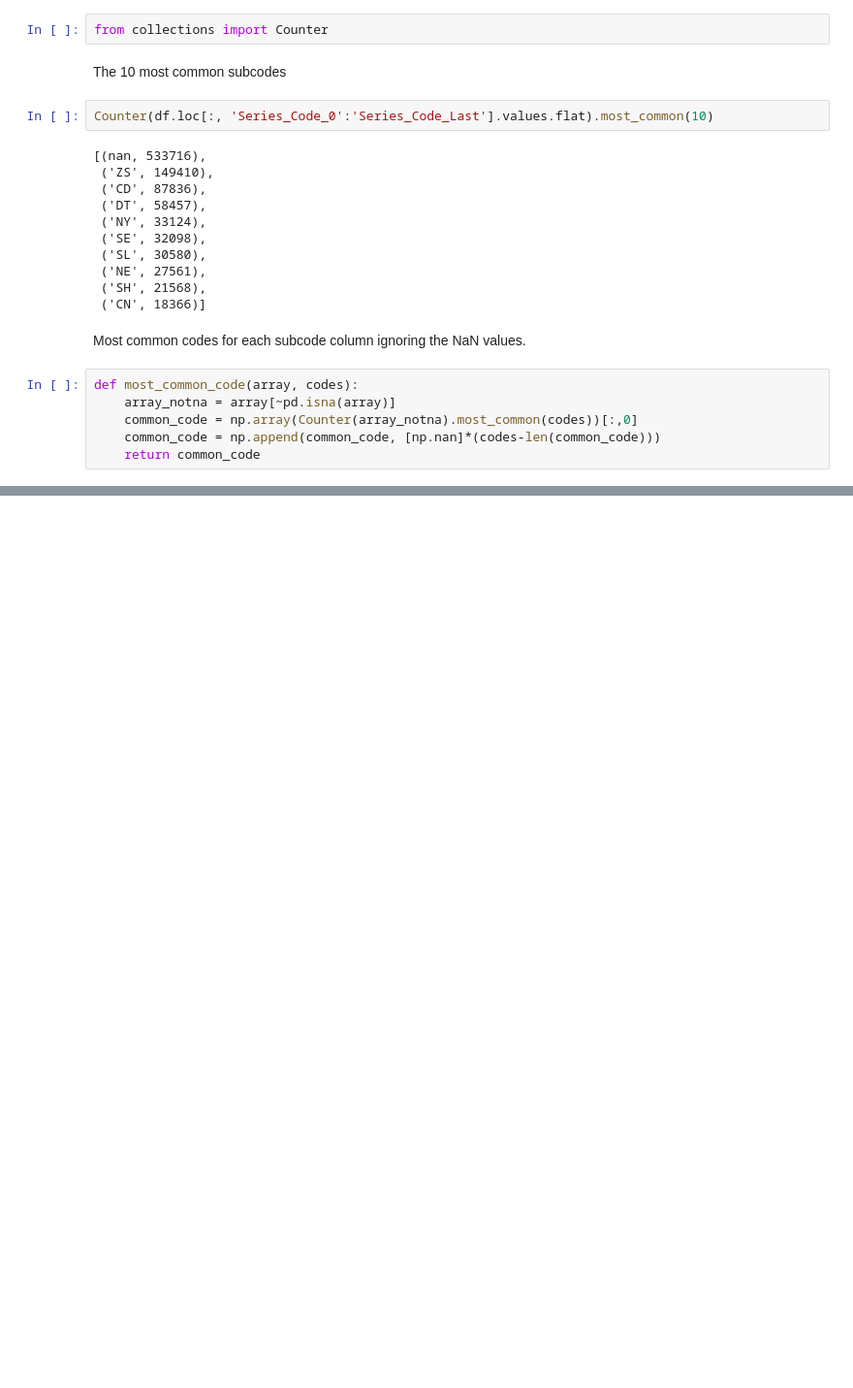
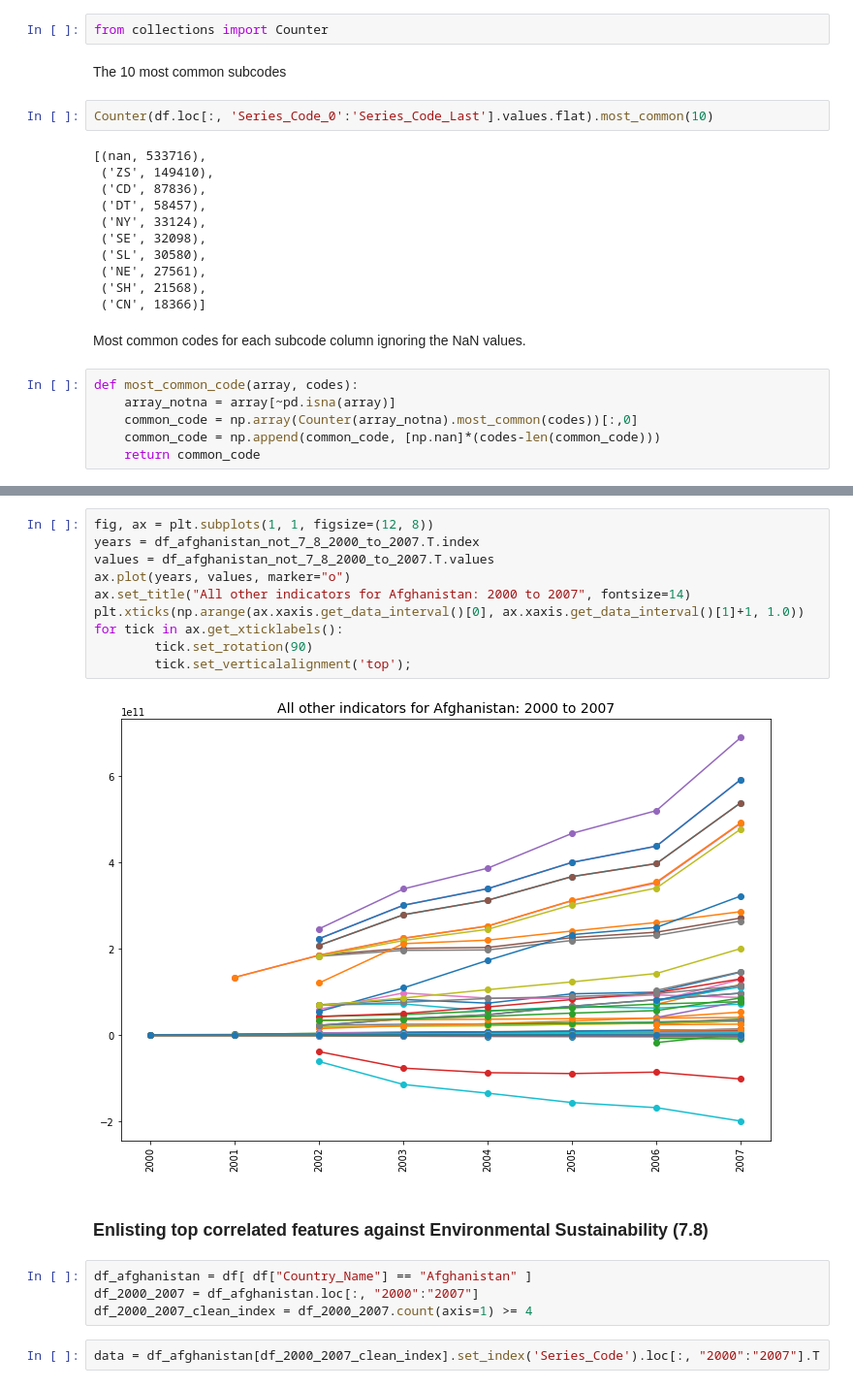
Before and after one commit to machine-learning-study-group/time-series-millenium-goals, a Jupyter notebook: 2-prepare-data.ipynb, the cells around one changed output, grey strips where cells are left out. Shown at 97% size. Drawn from its saved outputs; the diff is of its cells as text; blank space fills up the shorter version.

```diff
--- a/2-prepare-data.ipynb
+++ b/2-prepare-data.ipynb
@@ -754,0 +821,20 @@ pd.DataFrame(data= np.apply_along_axis(func1d=most_common_code,
+# %%
+fig, ax = plt.subplots(1, 1, figsize=(12, 8))
+years = df_afghanistan_not_7_8_2000_to_2007.T.index
+values = df_afghanistan_not_7_8_2000_to_2007.T.values
+ax.plot(years, values, marker="o")
+ax.set_title("All other indicators for Afghanistan: 2000 to 2007", fontsize=14)
+plt.xticks(np.arange(ax.xaxis.get_data_interval()[0], ax.xaxis.get_data_interval()[1]+1, 1.0))
+for tick in ax.get_xticklabels():
+        tick.set_rotation(90)
+        tick.set_verticalalignment('top');
+# %% [output]
+[figure, added]
+# %% [markdown]
+### Enlisting top correlated features against Environmental Sustainability (7.8)
+# %%
+df_afghanistan = df[ df["Country_Name"] == "Afghanistan" ]
+df_2000_2007 = df_afghanistan.loc[:, "2000":"2007"]
+df_2000_2007_clean_index = df_2000_2007.count(axis=1) >= 4
+# %%
+data = df_afghanistan[df_2000_2007_clean_index].set_index('Series_Code').loc[:, "2000":"2007"].T
```
Also changed, not shown: parts of 21 cells of this notebook.
